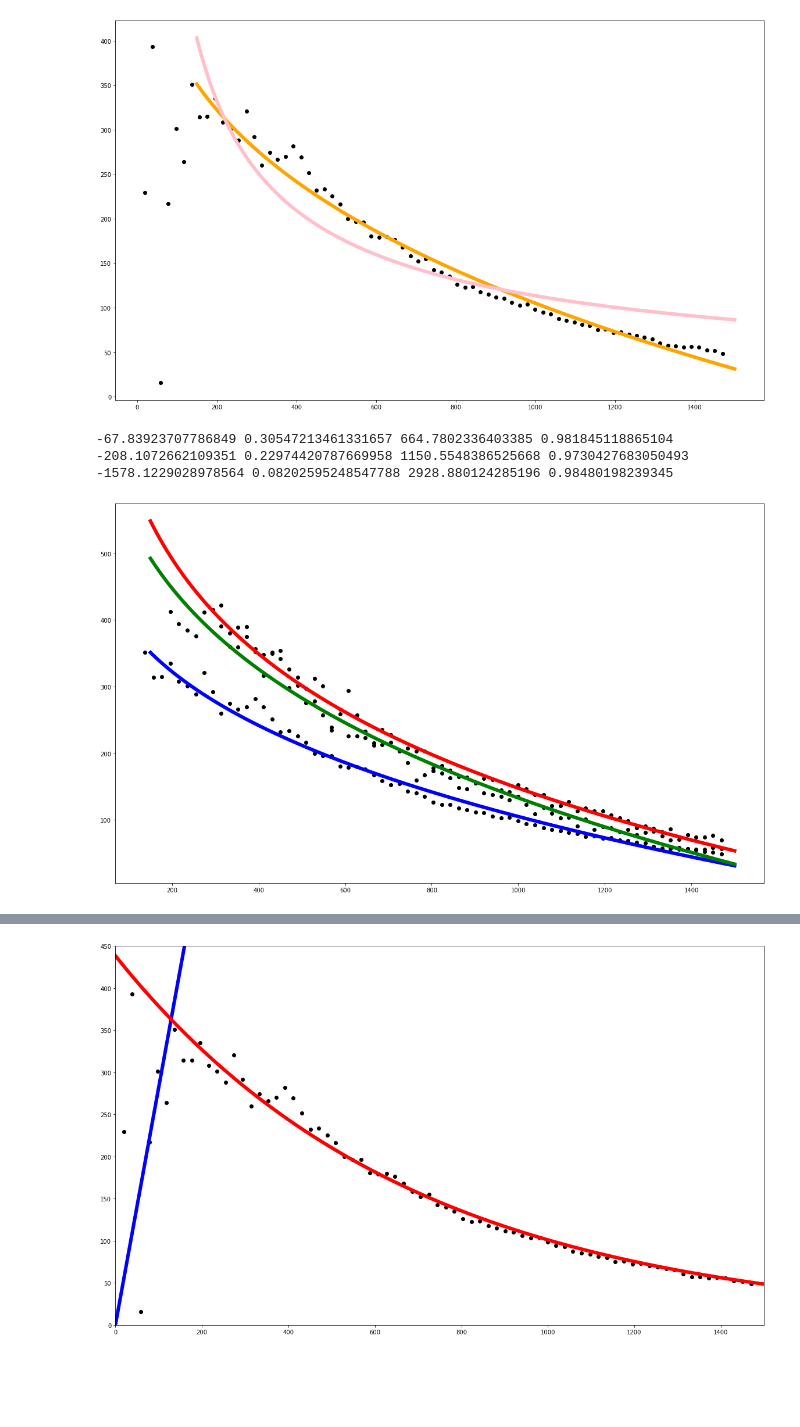
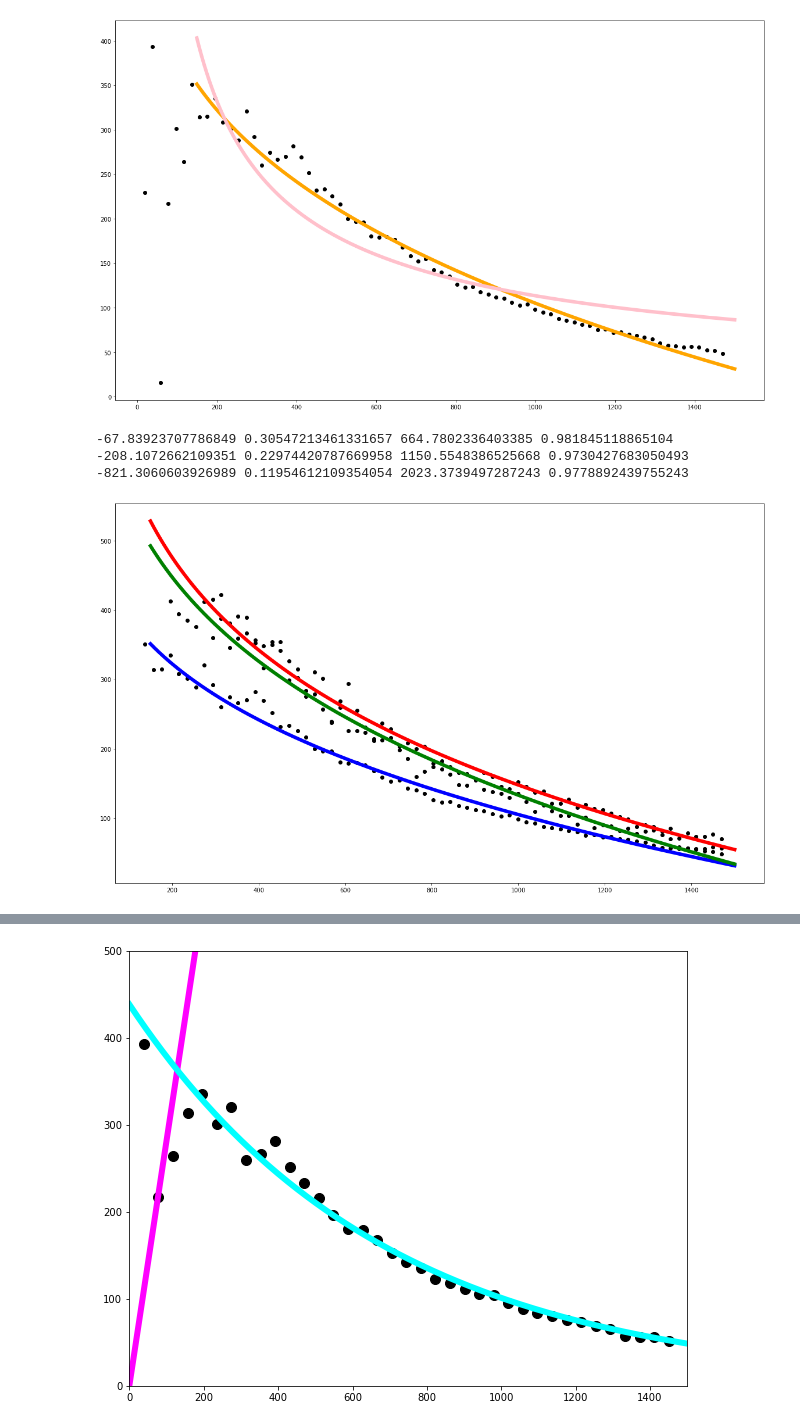
Before and after one commit to wakky927/master-pool, a Jupyter notebook: 20221027/post2.ipynb, the cells around one changed output, grey strips where cells are left out. Cells and saved outputs as stored; diff of their text form; code cells hidden in the pictures; blank space fills up the shorter version.

```diff
--- a/20221027/post2.ipynb
+++ b/20221027/post2.ipynb
@@ -18,7 +18,9 @@ with open(f'ptv_cbi_q_10.pickle', mode='rb') as fp:
     ptv_result[0] = pickle.load(fp)
 with open(f'ptv_cbi_q_20.pickle', mode='rb') as fp:
     ptv_result[1] = pickle.load(fp)
-with open(f'ptv_cbi_q_30.pickle', mode='rb') as fp:
+# with open(f'ptv_cbi_q_30.pickle', mode='rb') as fp:
+#     ptv_result[2] = pickle.load(fp)
+with open(f'ptv_cbi_q_30_high.pickle', mode='rb') as fp:
     ptv_result[2] = pickle.load(fp)
 with open(f'ptv_rbi_q_10_1.pickle', mode='rb') as fp:
     ptv_result[3] = pickle.load(fp)
@@ -240,8 +259,8 @@ plt.show()
 # %% [output]
 -67.83923707786849 0.30547213461331657 664.7802336403385 0.981845118865104
 -208.1072662109351 0.22974420787669958 1150.5548386525668 0.9730427683050493
--1578.1229028978564 0.08202595248547788 2928.880124285196 0.98480198239345
+-821.3060603926989 0.11954612109354054 2023.3739497287243 0.9778892439755243
-[figure, old version]
+[figure, new version]
 # %%
 r = np.linspace(0, 1500, 1501)
 # %%
@@ -251,13 +270,13 @@ def fit_linear(params, x, y):
 def func_linear(params, x):
     return params[0] * x
 # %%
-fig, ax = plt.subplots(figsize=(20, 12))
+fig, ax = plt.subplots(figsize=(10, 8))
 plt.xlim(0, 1500)
-plt.ylim(0, 450)
+plt.ylim(0, 500)
 
-ax.scatter(res[0][1:-25, 0]*px2mm/10, res[0][1:-25, 1]*px2mm*fps, c='k')
+ax.scatter(res[0][:-25, 0][::2]*px2mm/10, res[0][:-25, 1][::2]*px2mm*fps, c='k', marker='o', s=100)
 
-result_linear = optimize.leastsq(fit_linear, np.array([9.]), args=(res[0][1:7, 0]*px2mm/10, res[0][1:7, 1]*px2mm*fps))
+result_linear = optimize.leastsq(fit_linear, np.array([0.]), args=(res[0][1:7, 0]*px2mm/10, res[0][1:7, 1]*px2mm*fps))
 result_exp = optimize.leastsq(fit_exp, np.array([9., 0.]), args=(res[0][7:-25, 0]*px2mm/10, res[0][7:-25, 1]*px2mm*fps))
 
 r2_linear = metrics.r2_score(res[0][1:7, 1]*px2mm*fps, func_linear(result_linear[0], res[0][1:7, 0]*px2mm/10))
@@ -266,8 +285,9 @@ r2_exp = metrics.r2_score(res[0][7:-25, 1]*px2mm*fps, func_exp(result_exp[0], re
 print(result_linear[0][0], r2_linear)
 print(result_exp[0][0], result_exp[0][1], r2_exp)
 
-ax.plot(r, result_linear[0][0] * r, linewidth=6, c='b')
-ax.plot(r, result_exp[0][0] * np.exp(result_exp[0][1] * r), linewidth=6, c='r')
+ax.plot(r, result_linear[0][0] * r, linewidth=6, c='magenta')
+ax.plot(r, result_exp[0][0] * np.exp(result_exp[0][1] * r), linewidth=6, c='cyan')
 
 plt.show()
+fig.savefig('10.png')
 # %% [output]
@@ -275,3 +295,3 @@ plt.show()
 438.54720538205623 -0.0014678951107303289 0.9867802703858709
-[figure, old version]
+[figure, new version]
 # %%
```
Also changed, not shown: parts of 21 cells of this notebook, 5 other files.
